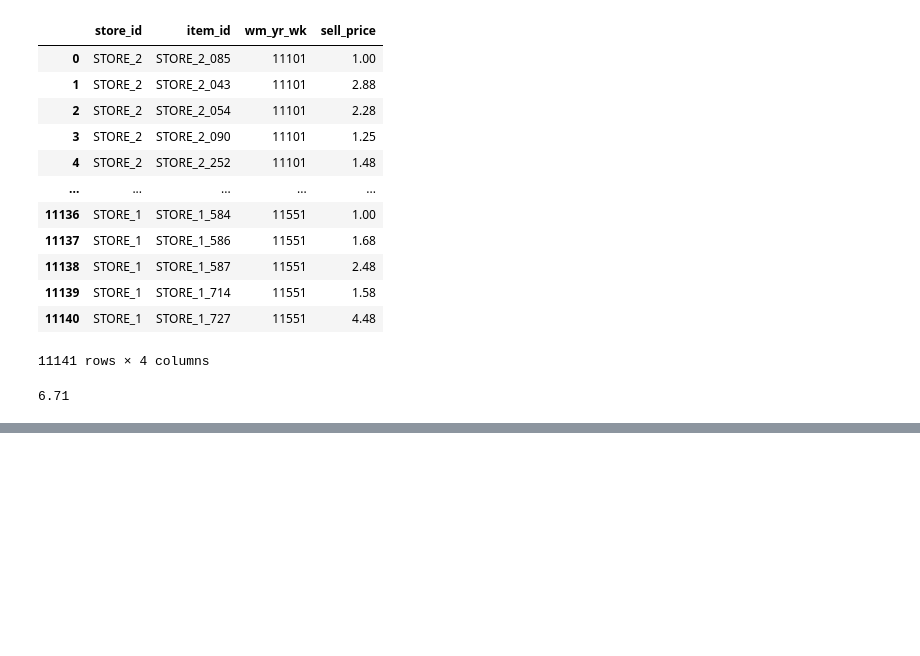
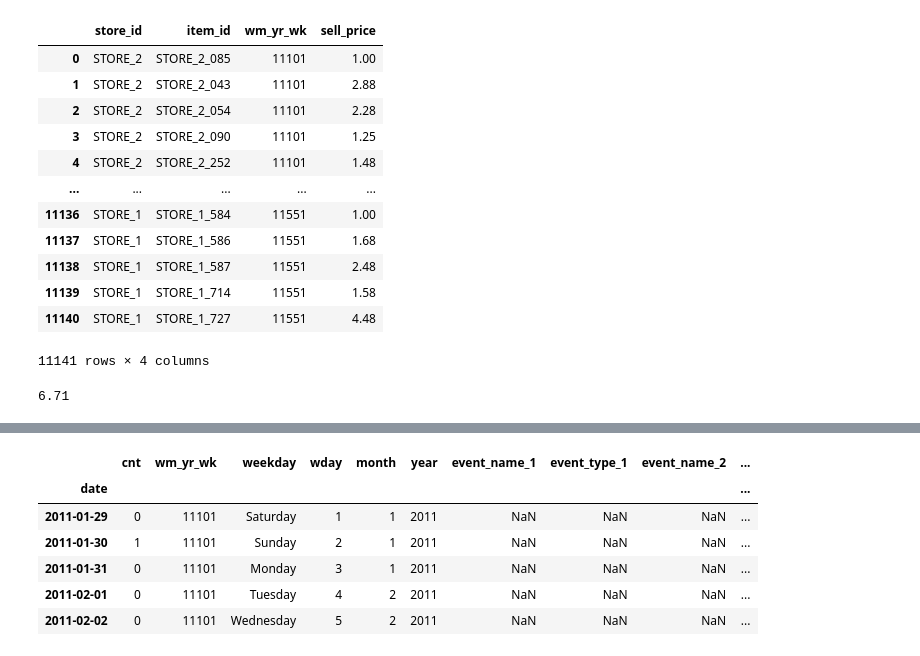
Before and after one commit to muzafarovdan/MyEducation, a Jupyter notebook: TimeSeries/time_series_learn.ipynb, the cells around one changed output, grey strips where cells are left out. Cells and saved outputs as stored; diff of their text form; code cells hidden in the pictures; blank space fills up the shorter version.

```diff
--- a/TimeSeries/time_series_learn.ipynb
+++ b/TimeSeries/time_series_learn.ipynb
@@ -86,0 +116,12 @@ prices['sell_price'].max()
+# %%
+store_1_064['date'] = pd.to_datetime(store_1_064['date'])
+store_1_064.set_index("date",inplace=True)
+store_1_064.head(5)
+# %% [output]
+|  | cnt | wm_yr_wk | weekday | wday | month | year | event_name_1 | event_type_1 | event_name_2 | ... |
+| date |  |  |  |  |  |  |  |  |  | ... |
+| 2011-01-29 | 0 | 11101 | Saturday | 1 | 1 | 2011 | NaN | NaN | NaN | ... |
+| 2011-01-30 | 1 | 11101 | Sunday | 2 | 1 | 2011 | NaN | NaN | NaN | ... |
+| 2011-01-31 | 0 | 11101 | Monday | 3 | 1 | 2011 | NaN | NaN | NaN | ... |
+| 2011-02-01 | 0 | 11101 | Tuesday | 4 | 2 | 2011 | NaN | NaN | NaN | ... |
+| 2011-02-02 | 0 | 11101 | Wednesday | 5 | 2 | 2011 | NaN | NaN | NaN | ... |
```
Also changed, not shown: parts of 17 cells of this notebook.
